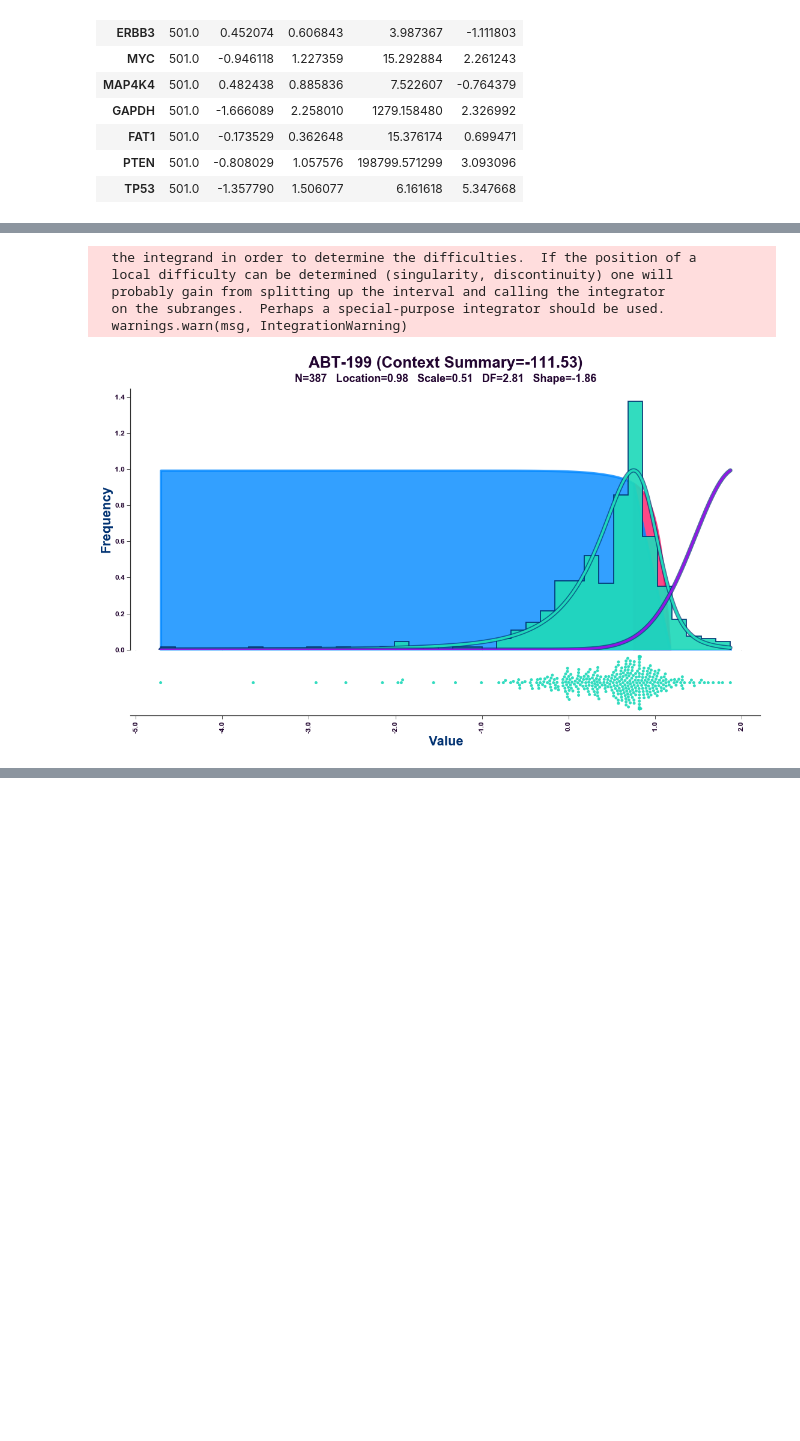
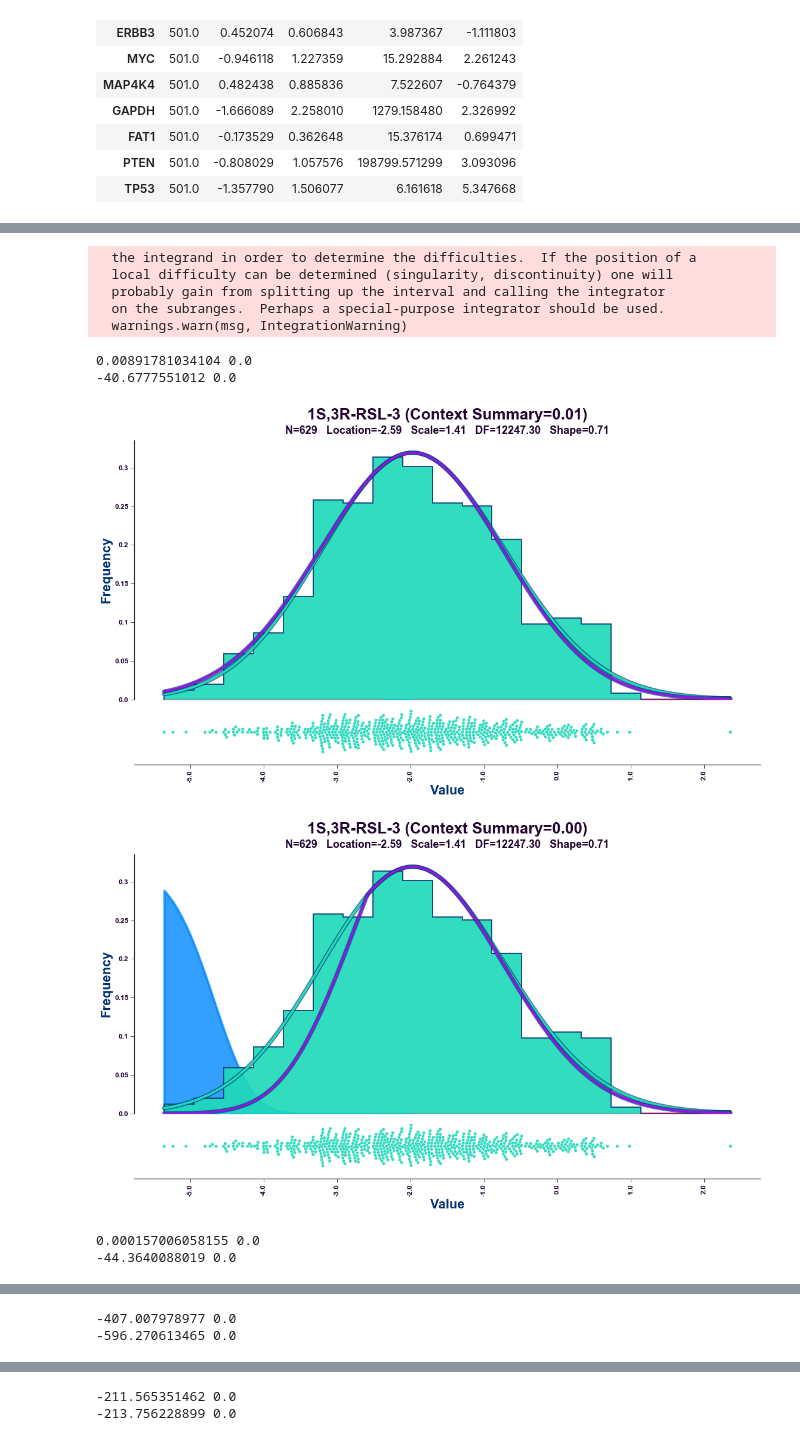
Before and after one commit to St1ngray/context, a Jupyter notebook: notebook/context.ipynb, the cells around one changed output, grey strips where cells are left out. Cells and saved outputs as stored; diff of their text form; code cells hidden in the pictures; blank space fills up the shorter version.

```diff
--- a/notebook/context.ipynb
+++ b/notebook/context.ipynb
@@ -177,6 +167,8 @@ absolute_value_weighted_context__feature_x_sample
 # %%
-for feature, feature_vector in feature_x_sample.iterrows():
-    plot_context(feature_vector, feature)
+for feature, feature_vector in gene_x_cell_line.iterrows():
+    plot_context(feature_vector, feature, add_context_summary_to_title=True)
+
+    mpl.pyplot.show()
 # %% [output]
   the integrand in order to determine the difficulties.  If the position of a
   local difficulty can be determined (singularity, discontinuity) one will
@@ -195,24 +187,41 @@ for feature, feature_vector in feature_x_sample.iterrows():
 # %%
-feature_x_sample = pd.read_table('compound_x_cell_line.tsv', index_col=0)
+compound_x_cell_line = pd.read_table('compound_x_cell_line.tsv', index_col=0)
 
-feature_x_sample = pd.DataFrame(
-    normalize_2d_array(feature_x_sample.values, '-0-'),
-    index=feature_x_sample.index,
-    columns=feature_x_sample.columns)
+compound_x_cell_line = pd.DataFrame(
+    normalize_2d_array(compound_x_cell_line.values, '-0-'),
+    index=compound_x_cell_line.index,
+    columns=compound_x_cell_line.columns)
 # %%
-for feature, feature_vector in feature_x_sample.iterrows():
-    if feature != 'ABT-199':
+for feature, feature_vector in compound_x_cell_line.iterrows():
+
+    if feature not in (
+            '1S,3R-RSL-3',
+            'ML162',
+            'ML210',
+            'erastin', ):
         continue
 
     plot_context(
-        feature_vector.dropna(), feature, add_context_summary_to_title=True)
+        feature_vector.dropna(),
+        feature,
+        add_context_summary_to_title=True)
+
+    plot_context(
+        feature_vector.dropna(),
+        feature,
+        true_mean=0,
+        add_context_summary_to_title=True)
 
     mpl.pyplot.show()
-    print('\n' * 10)
 # %% [output]
   the integrand in order to determine the difficulties.  If the position of a
   local difficulty can be determined (singularity, discontinuity) one will
   probably gain from splitting up the interval and calling the integrator
   on the subranges.  Perhaps a special-purpose integrator should be used.
   warnings.warn(msg, IntegrationWarning)
+0.00891781034104 0.0
+-40.6777551012 0.0
-[figure, old version]
+[figure, new version]
+[figure, added]
+0.000157006058155 0.0
+-44.3640088019 0.0
@@ -218,0 +230,2 @@ for feature, feature_vector in feature_x_sample.iterrows():
+-407.007978977 0.0
+-596.270613465 0.0
@@ -218,0 +234,2 @@ for feature, feature_vector in feature_x_sample.iterrows():
+-211.565351462 0.0
+-213.756228899 0.0
```
Also changed, not shown: parts of 12 cells of this notebook, 3 other files.
